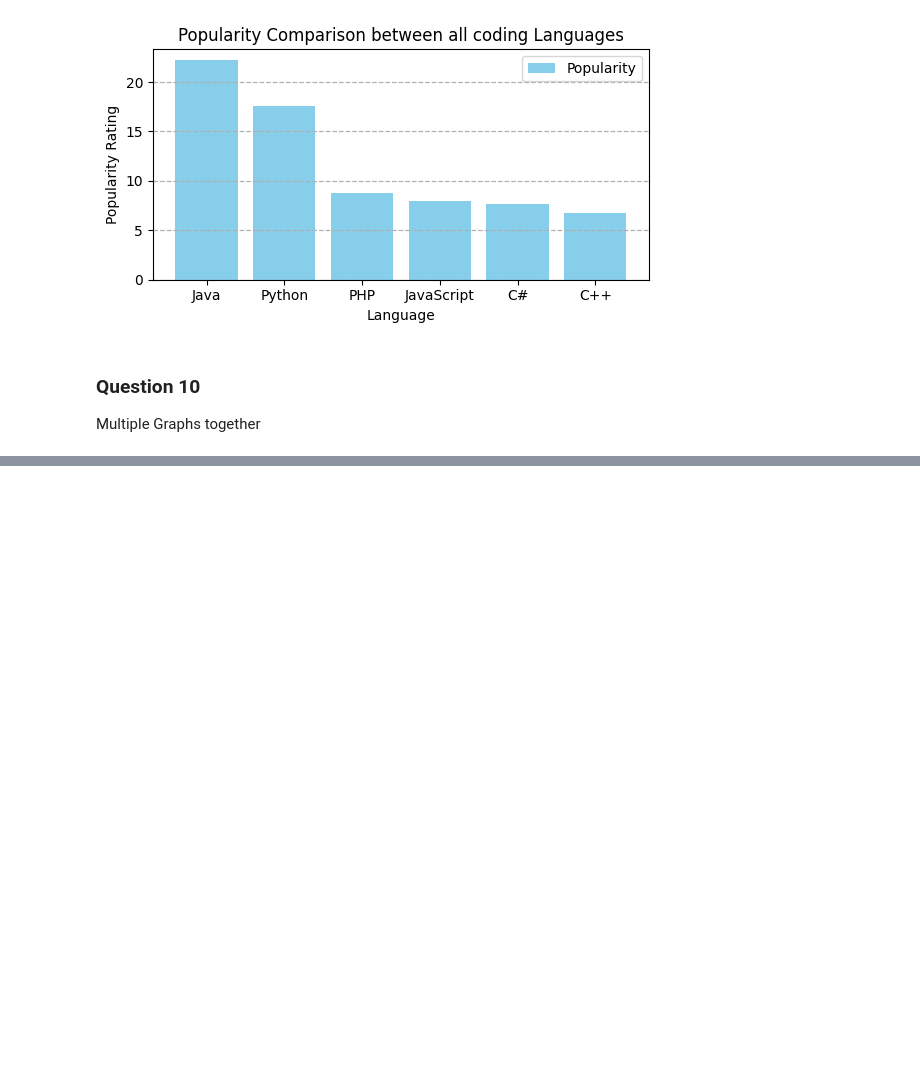
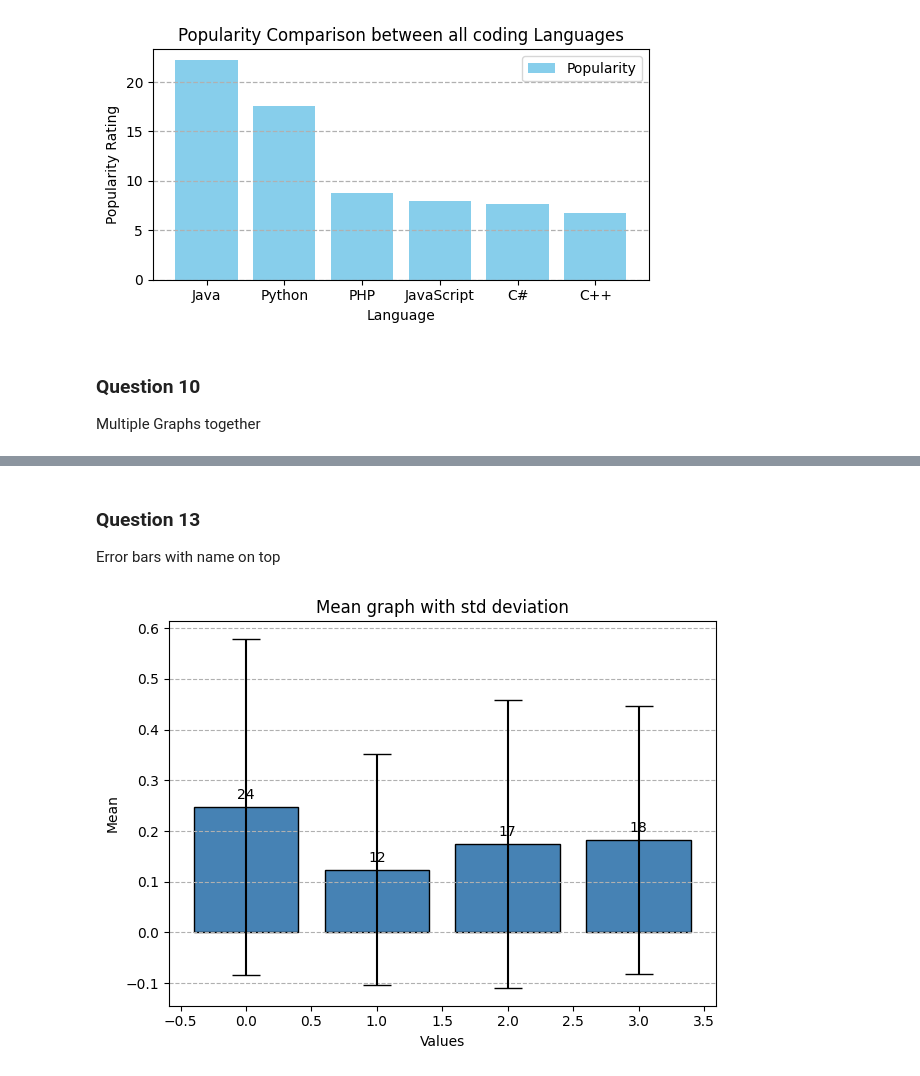
Before and after one commit to Himanshu0273/Logical-Problems, a Jupyter notebook: MatPlotLib/barchart_questions.ipynb, the cells around one changed output, grey strips where cells are left out. Drawn from its saved outputs; the diff is of its cells as text; code cells hidden in the pictures; blank space fills up the shorter version.

```diff
--- a/MatPlotLib/barchart_questions.ipynb
+++ b/MatPlotLib/barchart_questions.ipynb
@@ -185,0 +244,22 @@ Multiple Graphs together
+# %% [markdown]
+### Question 13
+Error bars with name on top
+# %%
+mean = [0.2474, 0.1235, 0.1737, 0.1824]
+std= [0.3314, 0.2278, 0.2836, 0.2645]
+
+x=np.arange(len(mean))
+
+bars = plt.bar(x, mean, yerr=std, color='steelblue', ec="black", capsize=10)
+
+for i, bar in enumerate(bars):
+    height = bar.get_height()
+    plt.text(bar.get_x() + bar.get_width()/2, height+0.01, str(int(mean[i]*100)), ha="center", va="bottom")
+plt.xlabel("Values")
+plt.ylabel("Mean")
+plt.title("Mean graph with std deviation")
+plt.grid(axis='y', ls='--')
+plt.tight_layout()
+plt.show()
+# %% [output]
+[figure, added]
```
Also changed, not shown: parts of 5 cells of this notebook, 3 other files.
